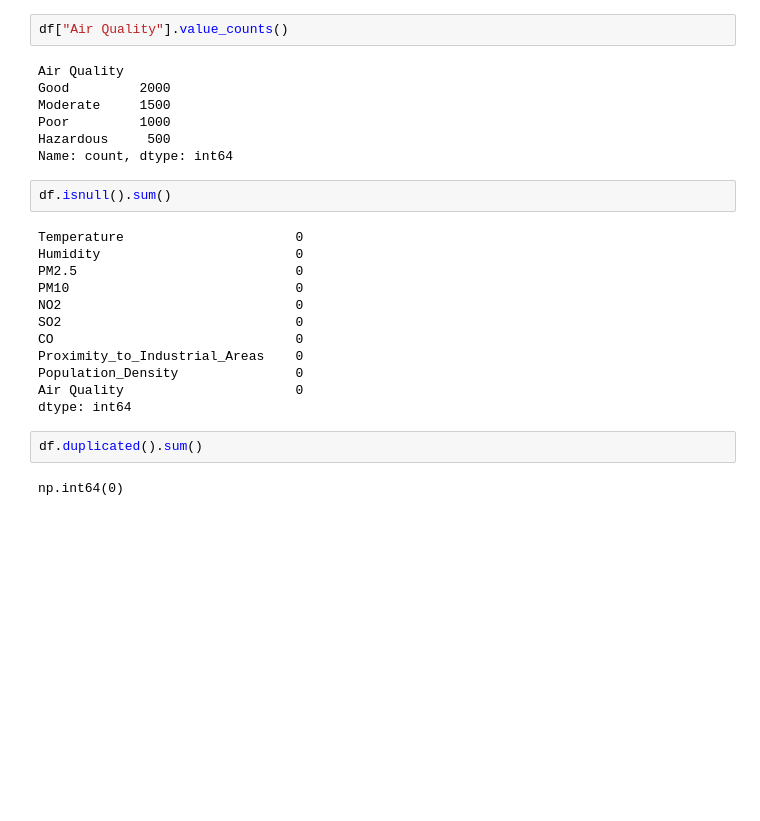
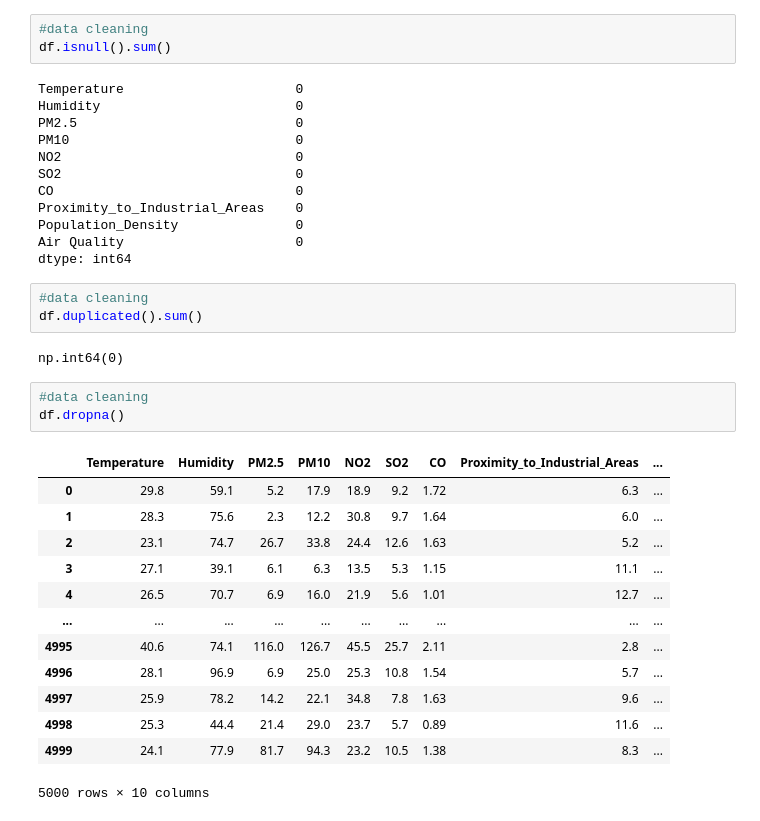
Before and after one commit to kriti123680/Air-Pollution-Analysis, a Jupyter notebook: notebook/pollution_analysis.ipynb, the cells around one changed output. Saved outputs shown, nothing was run; the diff lists cells and outputs as text; blank space fills up the shorter version.

```diff
--- a/notebook/pollution_analysis.ipynb
+++ b/notebook/pollution_analysis.ipynb
@@ -48,16 +54,8 @@ df.describe()
 | 50% | 29.000000 | 69.800000 | 12.000000 | 21.700000 | 25.300000 | 8.000000 | 1.410000 | 7.900000 | ... |
 | 75% | 34.000000 | 80.300000 | 26.100000 | 38.100000 | 31.900000 | 13.725000 | 1.840000 | 11.100000 | ... |
 | max | 58.600000 | 128.100000 | 295.000000 | 315.800000 | 64.900000 | 44.900000 | 3.720000 | 25.800000 | ... |
-# %%
-df["Air Quality"].value_counts()
-# %% [output]
-Air Quality
-Good         2000
-Moderate     1500
-Poor         1000
-Hazardous     500
-Name: count, dtype: int64
 # %%
+#data cleaning
 df.isnull().sum()
 # %% [output]
 Temperature                      0
@@ -72,7 +70,25 @@ Population_Density               0
 Air Quality                      0
 dtype: int64
 # %%
+#data cleaning
 df.duplicated().sum()
 # %% [output]
 np.int64(0)
+# %%
+#data cleaning
+df.dropna()
+# %% [output]
+|  | Temperature | Humidity | PM2.5 | PM10 | NO2 | SO2 | CO | Proximity_to_Industrial_Areas | ... |
+| 0 | 29.8 | 59.1 | 5.2 | 17.9 | 18.9 | 9.2 | 1.72 | 6.3 | ... |
+| 1 | 28.3 | 75.6 | 2.3 | 12.2 | 30.8 | 9.7 | 1.64 | 6.0 | ... |
+| 2 | 23.1 | 74.7 | 26.7 | 33.8 | 24.4 | 12.6 | 1.63 | 5.2 | ... |
+| 3 | 27.1 | 39.1 | 6.1 | 6.3 | 13.5 | 5.3 | 1.15 | 11.1 | ... |
+| 4 | 26.5 | 70.7 | 6.9 | 16.0 | 21.9 | 5.6 | 1.01 | 12.7 | ... |
+| ... | ... | ... | ... | ... | ... | ... | ... | ... | ... |
+| 4995 | 40.6 | 74.1 | 116.0 | 126.7 | 45.5 | 25.7 | 2.11 | 2.8 | ... |
+| 4996 | 28.1 | 96.9 | 6.9 | 25.0 | 25.3 | 10.8 | 1.54 | 5.7 | ... |
+| 4997 | 25.9 | 78.2 | 14.2 | 22.1 | 34.8 | 7.8 | 1.63 | 9.6 | ... |
+| 4998 | 25.3 | 44.4 | 21.4 | 29.0 | 23.7 | 5.7 | 0.89 | 11.6 | ... |
+| 4999 | 24.1 | 77.9 | 81.7 | 94.3 | 23.2 | 10.5 | 1.38 | 8.3 | ... |
+5000 rows × 10 columns
 # %%
```
Also changed, not shown: parts of 20 cells of this notebook, 2 other files.
